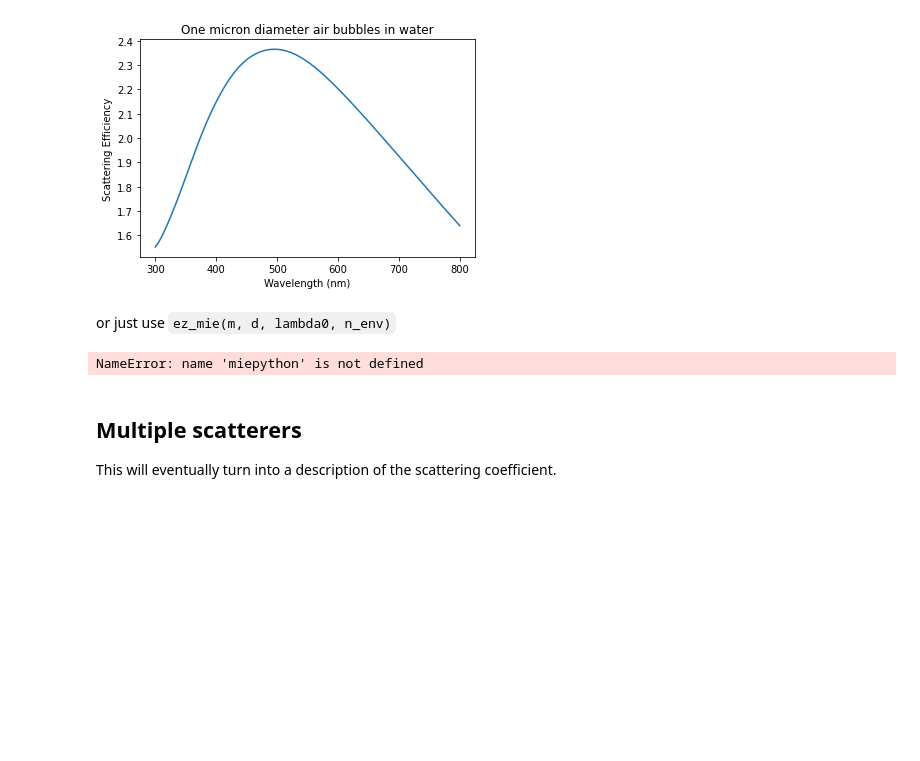
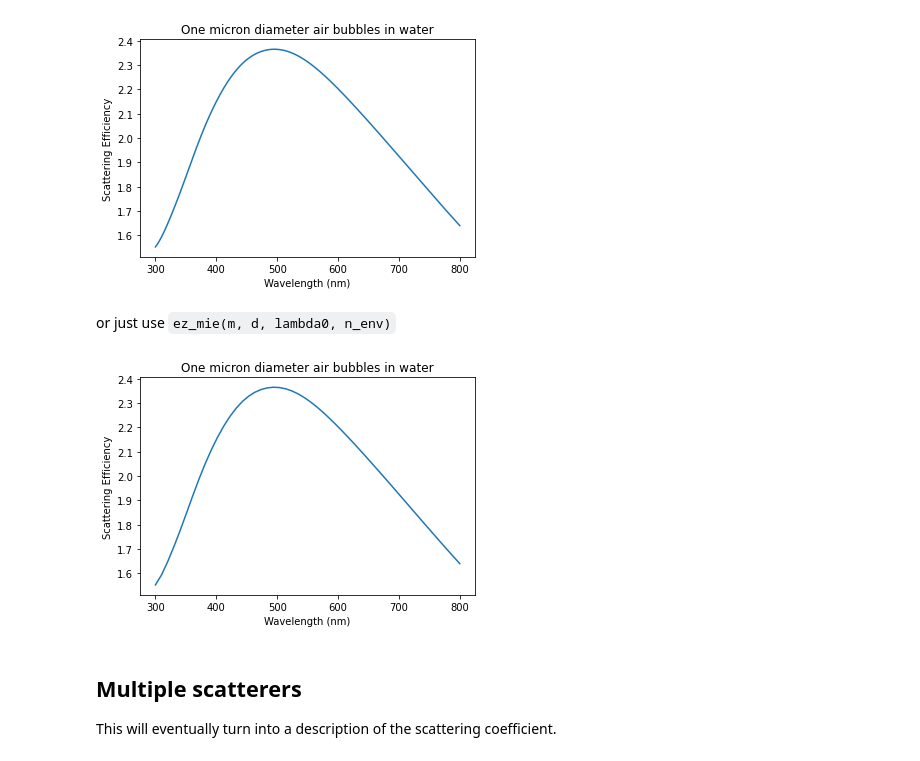
Before and after one commit to dunkelrot777/Waste-segregator, a Jupyter notebook: docs/01_basics.ipynb, the cells around one changed output. Saved outputs shown, nothing was run; the diff lists cells and outputs as text; code cells hidden in the pictures; blank space fills up the shorter version.

```diff
--- a/docs/01_basics.ipynb
+++ b/docs/01_basics.ipynb
@@ -306,20 +288,20 @@ plt.show()
 # %% [markdown]
 or just use `ez_mie(m, d, lambda0, n_env)`
 # %%
-m_sphere = 1.51
-n_water = 1.515
-d = 2000000  # nm
+m_sphere = 1.0
+n_water = 4 / 3
+d = 1000  # nm
 lambda0 = np.linspace(300, 800)  # nm
 
 qext, qsca, qback, g = miepython.ez_mie(m_sphere, d, lambda0, n_water)
 
 plt.plot(lambda0, qsca)
 plt.xlabel("Wavelength (nm)")
 plt.ylabel("Scattering Efficiency")
 plt.title("One micron diameter air bubbles in water")
 plt.show()
 # %% [output]
-NameError: name 'miepython' is not defined
+[figure, added]
 # %% [markdown]
 ## Multiple scatterers
 
```
Also changed, not shown: parts of 2 cells of this notebook.
